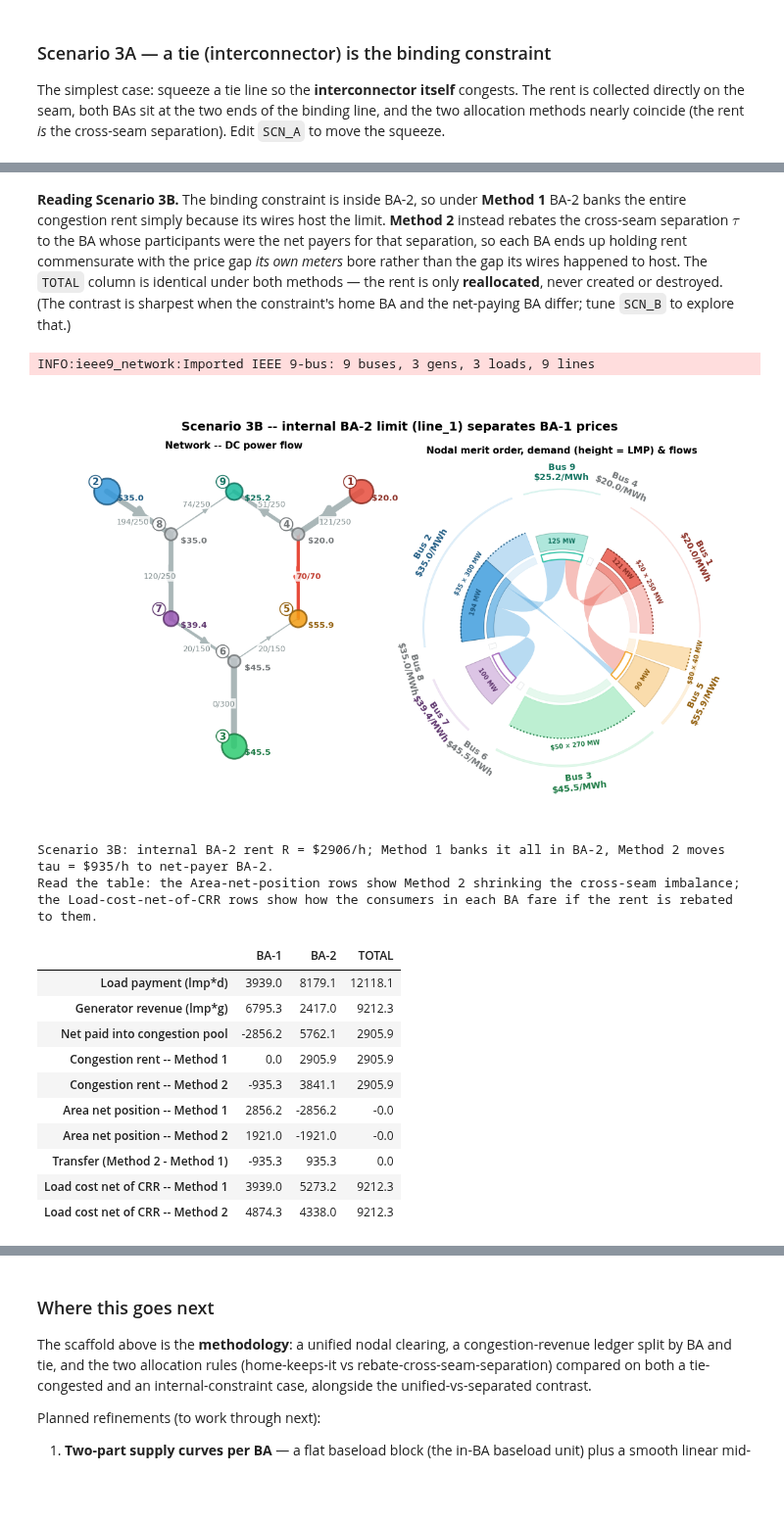
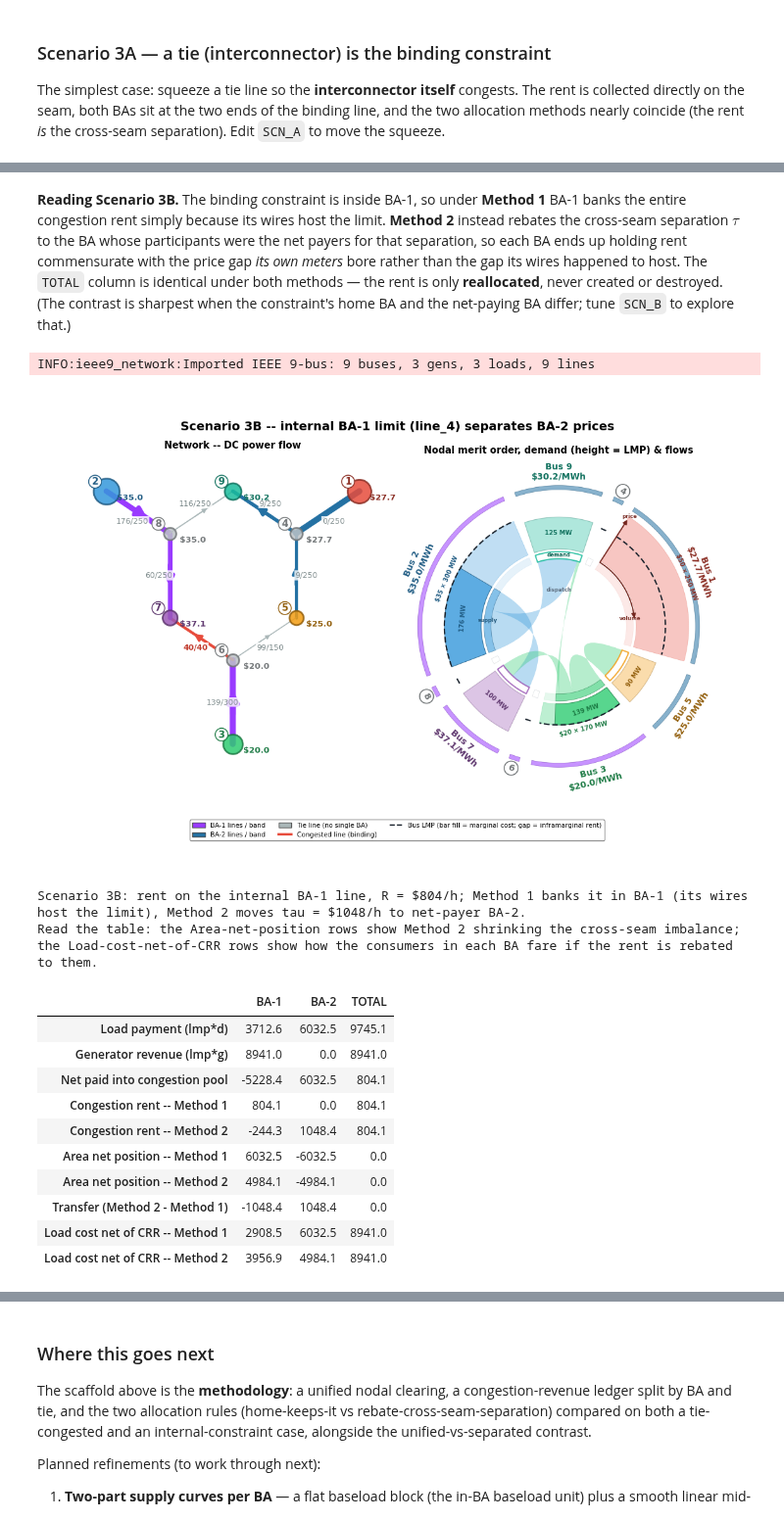
Before and after one commit to pdockery/wscc9-illustrative-model, a Jupyter notebook: congestion_revenue_allocation_example.ipynb, the cells around one changed output, grey strips where cells are left out. Shown at 98% size. Drawn from its saved outputs; the diff is of its cells as text; code cells hidden in the pictures; blank space fills up the shorter version.

```diff
--- a/congestion_revenue_allocation_example.ipynb
+++ b/congestion_revenue_allocation_example.ipynb
@@ -233,7 +248,7 @@ path*.
 # -- EDIT -- unified-clearing inputs --------------------------------------
 COST_OVERRIDE   = {}                      # e.g. {'gen_0': 45.0} to re-bid the $35 unit
 LOAD_OVERRIDE   = {}                      # e.g. {'7': 130.0}
-LINE_RATINGS    = {'line_1': 90.0, 'line_5': 90.0}   # squeeze 4-5 and 7-8 -> congestion
+LINE_RATINGS    = {'line_4': 40.0}   # squeeze line_4 (6-7, internal to BA-1) below its ~63 MW natural flow
 # -------------------------------------------------------------------------
 
 net = build_network(LINE_RATINGS)
@@ -480,10 +502,10 @@ BA-2 (cheap) tends to export across the seam to BA-1 (expensive).
 # %%
-# â”€â”€ Part 3 config: the two balancing authorities â”€â”€â”€â”€â”€â”€â”€â”€â”€â”€â”€â”€â”€â”€â”€â”€â”€â”€â”€â”€â”€â”€â”€â”€â”€â”€
+# Section 3 config: the two balancing authorities
 BA_DEFS = {
-    'BA-1': ['2', '8', '7', '6', '3'],   # expensive gens (bus 2 $35, bus 3 $50); load at 7
-    'BA-2': ['1', '9', '4', '5'],         # cheap baseload (bus 1 $20) + $80 pocket peaker (bus 5); loads at 5 and 9
+    'BA-1': ['2', '8', '7', '6', '3'],   # the cheap fleet (bus 3 $20, bus 2 $35); load at 7 -> net exporter
+    'BA-2': ['1', '9', '4', '5'],         # only the dear bus-1 unit ($50); loads at 5 and 9 -> net importer
 }
-BA_COLORS = {'BA-1': '#C0392B', 'BA-2': '#2471A3'}
+BA_COLORS = {'BA-1': "#993AFF", 'BA-2': '#2471A3'}
 
 bus_to_ba = {str(b): ba for ba, buses in BA_DEFS.items() for b in buses}
 ba_of = lambda b: bus_to_ba[str(b)]
@@ -502,6 +524,17 @@ print('BA-2 buses:', BA_DEFS['BA-2'])
 print('tie lines :', [f"{l} ({pt.line_buses[pt.line_idx[l]][0]}-{pt.line_buses[pt.line_idx[l]][1]})" for l in ties])
 print('internal BA-1:', [l for l in pt.lines if line_kind(pt, l) == ('internal', 'BA-1')])
 print('internal BA-2:', [l for l in pt.lines if line_kind(pt, l) == ('internal', 'BA-2')])
+
+# -- BA line colours + group map (used by the BA map and every Section-3 figure)
+def ba_line_colors(pt):
+    # Internal lines take their managing BA's colour; ties (cross-BA) stay grey.
+    out = {}
+    for l in pt.lines:
+        kind, ba = line_kind(pt, l)
+        out[l] = BA_COLORS[ba] if kind == 'internal' else '#AAB7B8'
+    return out
+
+BA_GROUPS = {b: ba_of(b) for b in pt.buses}   # {bus: 'BA-1'/'BA-2'} for circlize banding
 # %% [output]
 INFO:ieee9_network:Imported IEEE 9-bus: 9 buses, 3 gens, 3 loads, 9 lines
 BA-1 buses: ['2', '8', '7', '6', '3']
@@ -516,7 +549,8 @@ fig, ax = plot_network_topology(
     build_network(), supply_by_bus={}, demand_by_bus={},
     bus_colors=ba_bus_colors, bus_coords=COORDS,
     line_flows={l: 0.0 for l in pt.lines}, line_widths=susceptance_widths(pt),
-    title='Two balancing authorities -- BA-1 (red) and BA-2 (blue), joined by ties 5-6 and 8-9',
+    line_colors=ba_line_colors(pt),   # lines coloured by the BA that manages them; ties grey
+    title='Two balancing authorities -- BA-1 (purple) and BA-2 (blue) own their internal lines; ties 5-6 and 8-9 grey',
 )
 for l in ties:
     i = pt.line_idx[l]; b0, b1 = pt.line_buses[i]
@@ -899,6 +968,6 @@ cells below report it from the actual settlement rather than assuming it. Edit
 # %%
-# -- EDIT -- Scenario B: congest a line INTERNAL to BA-2 (the exporter)
-SCN_B = {'line_1': 70.0}          # 4-5, internal to BA-2; throttles cheap export
+# -- EDIT -- Scenario B: congest a line INTERNAL to BA-1 (the exporter)
+SCN_B = {'line_4': 40.0}          # 6-7, internal to BA-1; throttles the cheap bus-3 delivery
 # -------------------------------------------------------------------------
 net = build_network(SCN_B); pt = compute_ptdf(net, slack_bus='1')
 res = solve_engine_dispatch(pt, make_engine('UNIFIED', buses=pt.buses))
@@ -950,6 +1019,6 @@ BA settlement and rent allocation ($/h):
 # %% [markdown]
-**Reading Scenario 3B.** The binding constraint is inside BA-2, so under
-**Method 1** BA-2 banks the entire congestion rent simply because its wires host
+**Reading Scenario 3B.** The binding constraint is inside BA-1, so under
+**Method 1** BA-1 banks the entire congestion rent simply because its wires host
 the limit. **Method 2** instead rebates the cross-seam separation $\tau$ to the
 BA whose participants were the net payers for that separation, so each BA ends up
 holding rent commensurate with the price gap *its own meters* bore rather than the
@@ -960,33 +1029,34 @@ to explore that.)
 # %%
 # Scenario 3B -- composite figure + homework-style congestion-revenue table.
 net = build_network(SCN_B); pt = compute_ptdf(net, slack_bus='1')
 uni = make_engine('UNIFIED', buses=pt.buses); res = solve_engine_dispatch(pt, uni)
 example_figure(net, pt, uni, res,
-               suptitle='Scenario 3B -- internal BA-2 limit (line_1) separates BA-1 prices')
+               suptitle='Scenario 3B -- internal BA-1 limit (line_4) separates BA-2 prices')
 plt.show()
 rtbl, summ = revenue_table(res, pt, LOADS_ALL)
-print(f"Scenario 3B: internal BA-2 rent R = ${summ['R']:.0f}/h; Method 1 banks it all in "
-      f"BA-2, Method 2 moves tau = ${summ['tau']:.0f}/h to net-payer {summ['hedged_ba']}.")
+print(f"Scenario 3B: rent on the internal BA-1 line, R = ${summ['R']:.0f}/h; Method 1 banks it "
+      f"in BA-1 (its wires host the limit), Method 2 moves tau = ${summ['tau']:.0f}/h to "
+      f"net-payer {summ['hedged_ba']}.")
 print('Read the table: the Area-net-position rows show Method 2 shrinking the cross-seam '
       'imbalance; the Load-cost-net-of-CRR rows show how the consumers in each BA fare if '
       'the rent is rebated to them.')
 display(rtbl)
 # %% [output]
 INFO:ieee9_network:Imported IEEE 9-bus: 9 buses, 3 gens, 3 loads, 9 lines
-[figure, old version]
+[figure, new version]
-Scenario 3B: internal BA-2 rent R = $2906/h; Method 1 banks it all in BA-2, Method 2 moves tau = $935/h to net-payer BA-2.
+Scenario 3B: rent on the internal BA-1 line, R = $804/h; Method 1 banks it in BA-1 (its wires host the limit), Method 2 moves tau = $1048/h to net-payer BA-2.
 Read the table: the Area-net-position rows show Method 2 shrinking the cross-seam imbalance; the Load-cost-net-of-CRR rows show how the consumers in each BA fare if the rent is rebated to them.
 |  | BA-1 | BA-2 | TOTAL |
-| Load payment (lmp*d) | 3939.0 | 8179.1 | 12118.1 |
-| Generator revenue (lmp*g) | 6795.3 | 2417.0 | 9212.3 |
-| Net paid into congestion pool | -2856.2 | 5762.1 | 2905.9 |
-| Congestion rent -- Method 1 | 0.0 | 2905.9 | 2905.9 |
-| Congestion rent -- Method 2 | -935.3 | 3841.1 | 2905.9 |
-| Area net position -- Method 1 | 2856.2 | -2856.2 | -0.0 |
-| Area net position -- Method 2 | 1921.0 | -1921.0 | -0.0 |
-| Transfer (Method 2 - Method 1) | -935.3 | 935.3 | 0.0 |
-| Load cost net of CRR -- Method 1 | 3939.0 | 5273.2 | 9212.3 |
-| Load cost net of CRR -- Method 2 | 4874.3 | 4338.0 | 9212.3 |
+| Load payment (lmp*d) | 3712.6 | 6032.5 | 9745.1 |
+| Generator revenue (lmp*g) | 8941.0 | 0.0 | 8941.0 |
+| Net paid into congestion pool | -5228.4 | 6032.5 | 804.1 |
+| Congestion rent -- Method 1 | 804.1 | 0.0 | 804.1 |
+| Congestion rent -- Method 2 | -244.3 | 1048.4 | 804.1 |
+| Area net position -- Method 1 | 6032.5 | -6032.5 | 0.0 |
+| Area net position -- Method 2 | 4984.1 | -4984.1 | 0.0 |
+| Transfer (Method 2 - Method 1) | -1048.4 | 1048.4 | 0.0 |
+| Load cost net of CRR -- Method 1 | 2908.5 | 6032.5 | 8941.0 |
+| Load cost net of CRR -- Method 2 | 3956.9 | 4984.1 | 8941.0 |
 # %% [markdown]
 ### Unified vs independent operation — the two-engine counterfactual
 
```
Also changed, not shown: parts of 26 cells of this notebook, 2 other files.
